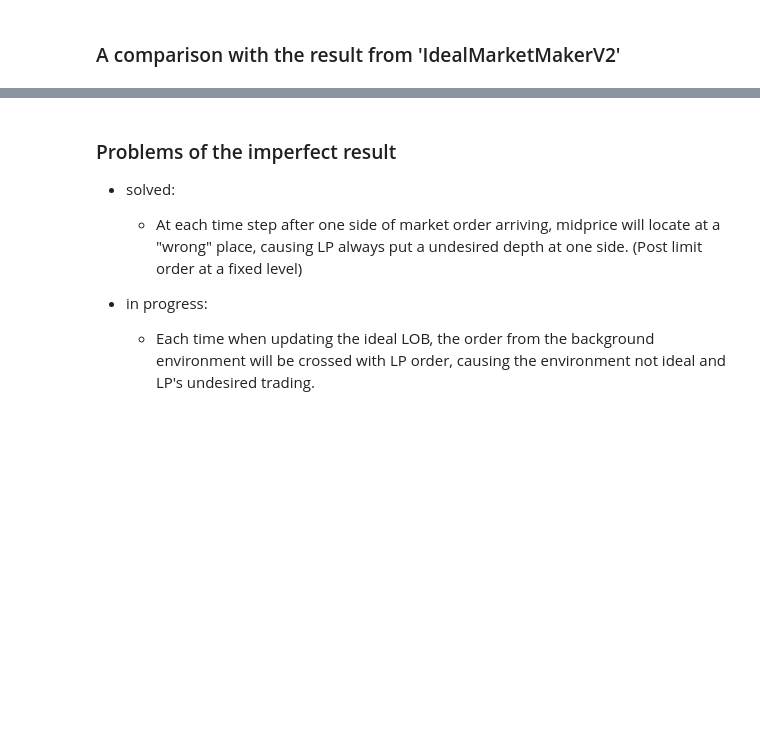
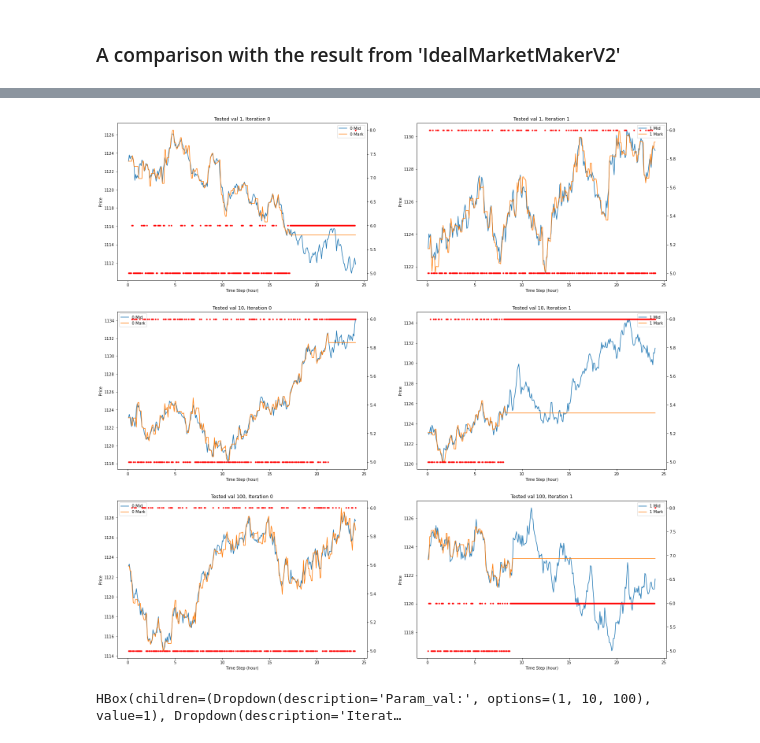
Before and after one commit to vegaprotocol/vega-market-sim, a Jupyter notebook: parameter_results/TauScaling_v2/NetworkParameter_NBC_TauScaling.ipynb, the cells around one changed output, grey strips where cells are left out. Saved outputs shown, nothing was run; the diff lists cells and outputs as text; code cells hidden in the pictures; blank space fills up the shorter version.

Commit message:
LOB plot

```diff
--- a/parameter_results/TauScaling_v2/NetworkParameter_NBC_TauScaling.ipynb
+++ b/parameter_results/TauScaling_v2/NetworkParameter_NBC_TauScaling.ipynb
@@ -146,8 +146,56 @@ plt.show()
-# %% [markdown]
-### Problems of the imperfect result
-
-- solved:
-    - At each time step after one side of market order arriving, midprice will locate at a "wrong" place, causing LP always put a undesired depth at one side. (Post limit order at a fixed level)
-
-- in progress:
-    - Each time when updating the ideal LOB, the order from the background environment will be crossed with LP order, causing the environment not ideal and LP's undesired trading.
+# %%
+rows = len(setting['tested_values'])
+cols = setting['num_runs']
+fig,ax = plt.subplots(rows,cols,figsize=(25,25))
+
+if cols > 1:
+    for data_index in range(0,rows):
+        for iter_num, iter_df in data[data_index].groupby('Iteration'):
+            ax[data_index,iter_num].plot(data_ave[data_index].index * dt, iter_df['Midprice'], label=f"{iter_num} Mid")
+            ax[data_index,iter_num].plot(data_ave[data_index].index * dt, iter_df['Markprice'], label=f"{iter_num} Mark")
+            ax[data_index,iter_num].legend()
+            ax[data_index,iter_num].set_title('Tested val ' + str(setting['tested_values'][data_index]) +', Iteration '+str(iter_num))
+            ax[data_index,iter_num].set_xlabel("Time Step (hour)")
+            ax[data_index,iter_num].set_ylabel("Price")
+
+            ax2 = ax[data_index,iter_num].twinx()
+            ax2.plot(data_ave[data_index].index * dt, iter_df['Market State'], '.', color='red', label=f"{iter_num} State")
+else:
+        for data_index in range(0,rows):
+            for iter_num, iter_df in data[data_index].groupby('Iteration'):
+                ax[data_index].plot(data_ave[data_index].index * dt, iter_df['Midprice'], label=f"{iter_num} Mid")
+                ax[data_index].plot(data_ave[data_index].index * dt, iter_df['Markprice'], label=f"{iter_num} Mark")
+                ax[data_index].legend()
+                ax[data_index].set_title('Tested val ' + str(setting['tested_values'][data_index]) +', Iteration '+str(iter_num))
+                ax[data_index].set_xlabel("Time Step (hour)")
+                ax[data_index].set_ylabel("Price")
+
+                ax2 = ax[data_index].twinx()
+                ax2.plot(data_ave[data_index].index * dt, iter_df['Market State'], '.', color='red', label=f"{iter_num} State")
+# %% [output]
+[figure, added]
+# %%
+# Plot LOB
+import plotly.express as px
+import ipywidgets as widgets
+from IPython.display import display
+
+# Choosing which sim to plot: Test value & Iteration
+values = [int(i) for i in setting['tested_values']]
+param_value = widgets.Dropdown(
+    options=values,
+    value=values[0],
+    description='Param_val:',
+    disabled=False,
+)
+
+iteration = [i for i in range(setting['num_runs'])]
+Iteration = widgets.Dropdown(
+    options=iteration,
+    value=iteration[0],
+    description='Iteration:',
+    disabled=False,
+)
+display(widgets.HBox([param_value, Iteration]))
+# %% [output]
+HBox(children=(Dropdown(description='Param_val:', options=(1, 10, 100), value=1), Dropdown(description='Iterat…
```
Also changed, not shown: parts of 3 cells of this notebook.
